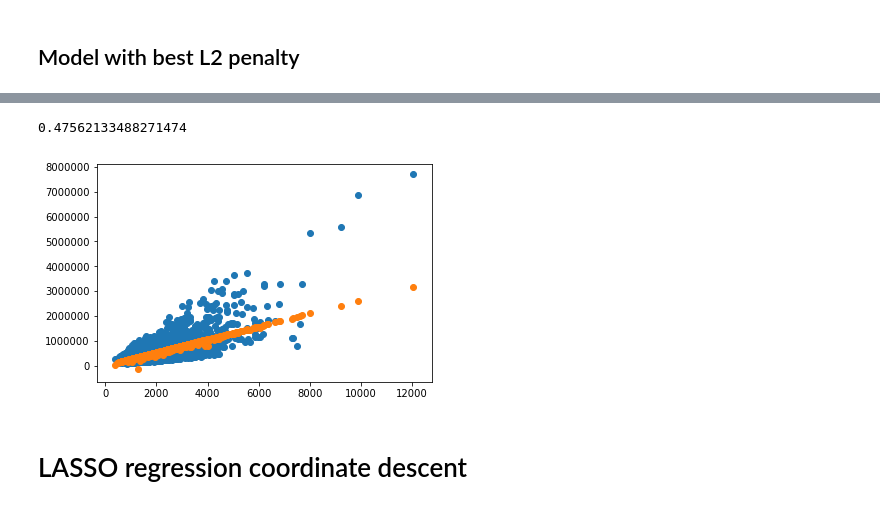
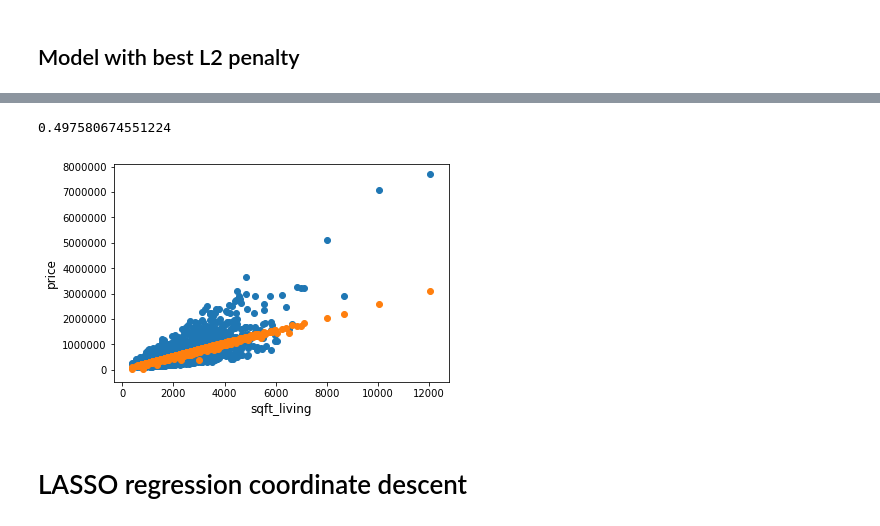
Before and after one commit to taigi0315/chois-ml-note, a Jupyter notebook: Ridge_Lasso_Regression/Ridge Regression(Gradient Descent).ipynb, the cells around one changed output, grey strips where cells are left out. Drawn from its saved outputs; the diff is of its cells as text; code cells hidden in the pictures.

```diff
--- a/Ridge_Lasso_Regression/Ridge Regression(Gradient Descent).ipynb
+++ b/Ridge_Lasso_Regression/Ridge Regression(Gradient Descent).ipynb
@@ -206,10 +210,12 @@ Progress: 100.0% ... Cost: 9.29356215433e+14
 # %%
 plt.scatter(test_X['sqft_living'], test_y)
 plt.scatter(test_X['sqft_living'], best_model.predict(test_X))
-model.r2_score(test_X, test_y)
+plt.xlabel('sqft_living', fontsize=12)
+plt.ylabel('price', fontsize=12)
+best_model.r2_score(test_X, test_y)
 # %% [output]
-0.47562133488271474
+0.497580674551224
-[figure, old version]
+[figure, new version]
 # %% [markdown]
 # LASSO regression coordinate descent
 # %% [markdown]
```
Also changed, not shown: parts of 13 cells of this notebook, 8 other files.
